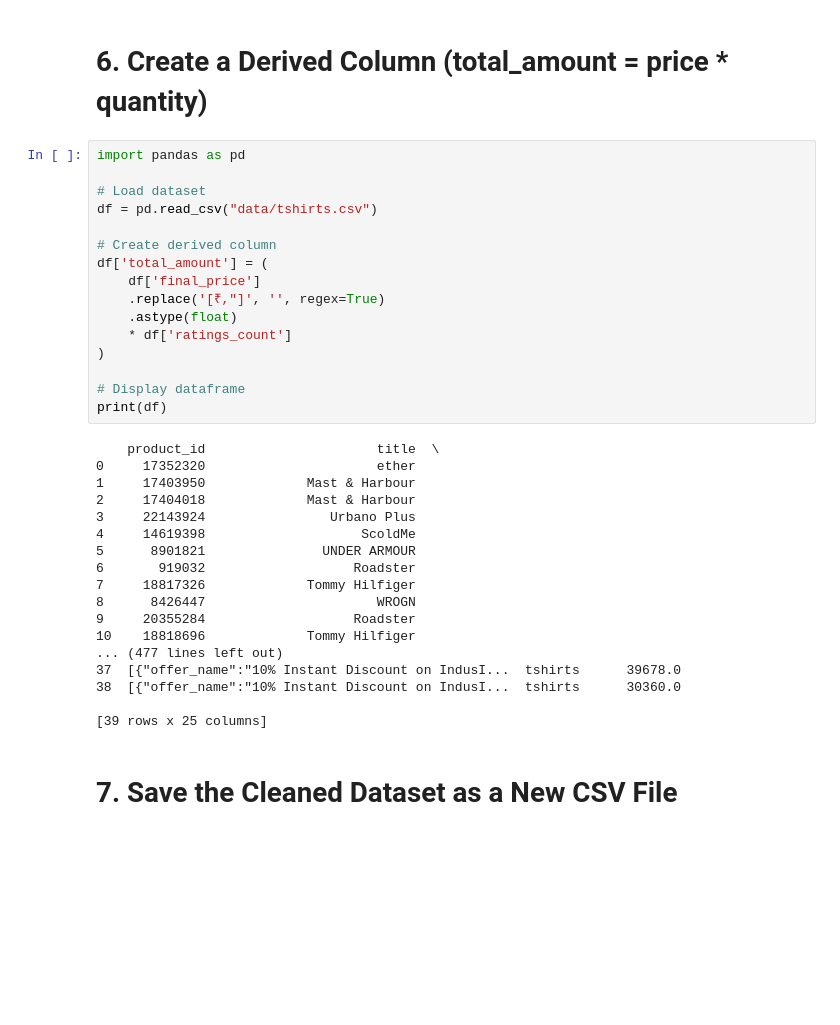
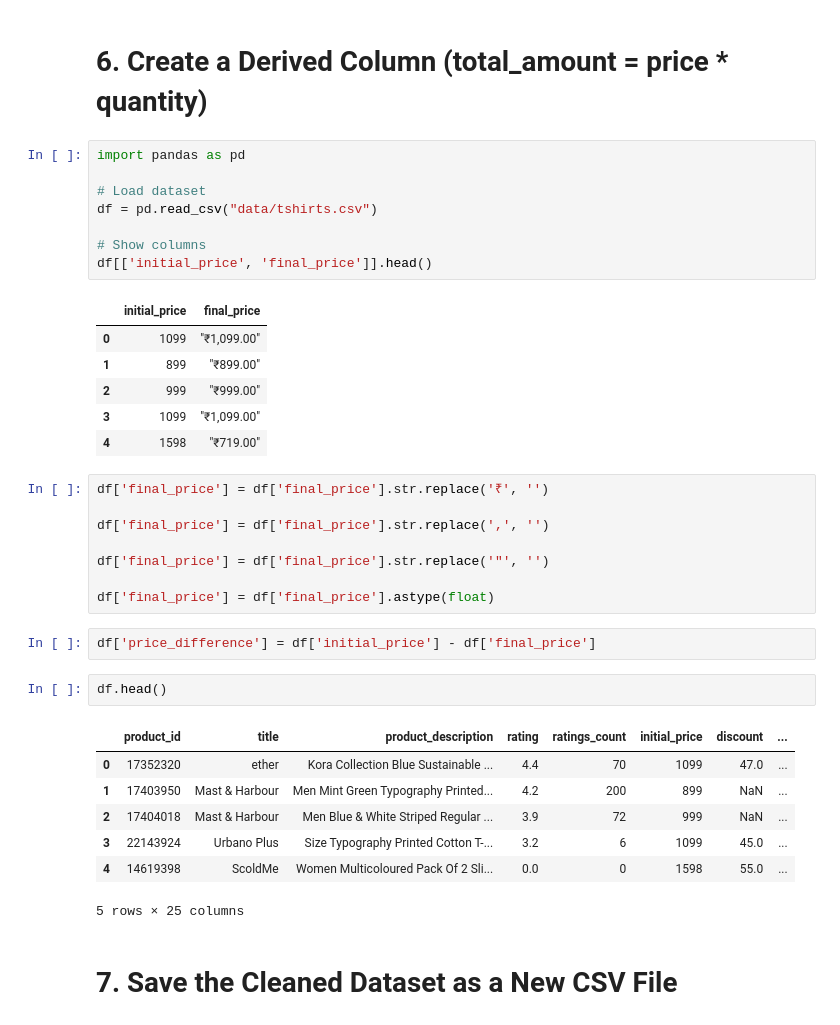
Before and after one commit to raghavgarg10/Data-Engineering-Assignment-1, a Jupyter notebook: tasks.ipynb, the cells around one changed output. Saved outputs shown, nothing was run; the diff lists cells and outputs as text; blank space fills up the shorter version.

```diff
--- a/tasks.ipynb
+++ b/tasks.ipynb
@@ -273,37 +273,38 @@ Duplicates removed successfully!
 # %%
 import pandas as pd
 
 # Load dataset
 df = pd.read_csv("data/tshirts.csv")
 
-# Create derived column
-df['total_amount'] = (
-    df['final_price']
-    .replace('[₹,"]', '', regex=True)
-    .astype(float)
-    * df['ratings_count']
-)
-
-# Display dataframe
-print(df)
+# Show columns
+df[['initial_price', 'final_price']].head()
 # %% [output]
-    product_id                      title  \
-0     17352320                      ether
-1     17403950             Mast & Harbour
-2     17404018             Mast & Harbour
-3     22143924                Urbano Plus
-4     14619398                    ScoldMe
-5      8901821               UNDER ARMOUR
-6       919032                   Roadster
-7     18817326             Tommy Hilfiger
-8      8426447                      WROGN
-9     20355284                   Roadster
-10    18818696             Tommy Hilfiger
-... (477 lines left out)
-37  [{"offer_name":"10% Instant Discount on IndusI...  tshirts      39678.0
-38  [{"offer_name":"10% Instant Discount on IndusI...  tshirts      30360.0
-
-[39 rows x 25 columns]
+|  | initial_price | final_price |
+| 0 | 1099 | "₹1,099.00" |
+| 1 | 899 | "₹899.00" |
+| 2 | 999 | "₹999.00" |
+| 3 | 1099 | "₹1,099.00" |
+| 4 | 1598 | "₹719.00" |
+# %%
+df['final_price'] = df['final_price'].str.replace('₹', '')
+
+df['final_price'] = df['final_price'].str.replace(',', '')
+
+df['final_price'] = df['final_price'].str.replace('"', '')
+
+df['final_price'] = df['final_price'].astype(float)
+# %%
+df['price_difference'] = df['initial_price'] - df['final_price']
+# %%
+df.head()
+# %% [output]
+|  | product_id | title | product_description | rating | ratings_count | initial_price | discount | ... |
+| 0 | 17352320 | ether | Kora Collection Blue Sustainable ... | 4.4 | 70 | 1099 | 47.0 | ... |
+| 1 | 17403950 | Mast & Harbour | Men Mint Green Typography Printed... | 4.2 | 200 | 899 | NaN | ... |
+| 2 | 17404018 | Mast & Harbour | Men Blue & White Striped Regular ... | 3.9 | 72 | 999 | NaN | ... |
+| 3 | 22143924 | Urbano Plus | Size Typography Printed Cotton T-... | 3.2 | 6 | 1099 | 45.0 | ... |
+| 4 | 14619398 | ScoldMe | Women Multicoloured Pack Of 2 Sli... | 0.0 | 0 | 1598 | 55.0 | ... |
+5 rows × 25 columns
 # %% [markdown]
 # 7. Save the Cleaned Dataset as a New CSV File
 # %%
```
Also changed, not shown: 1 other file.
